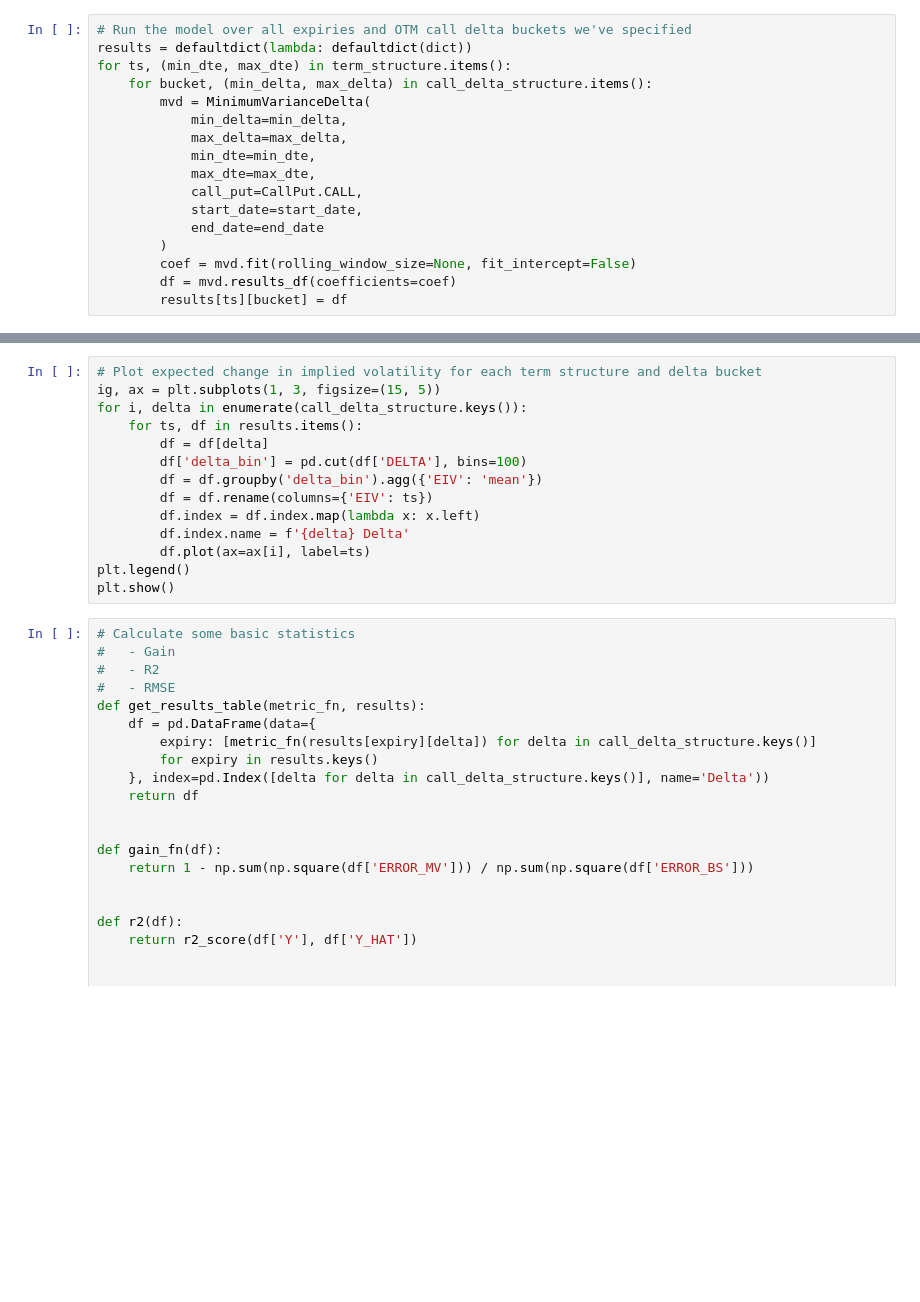
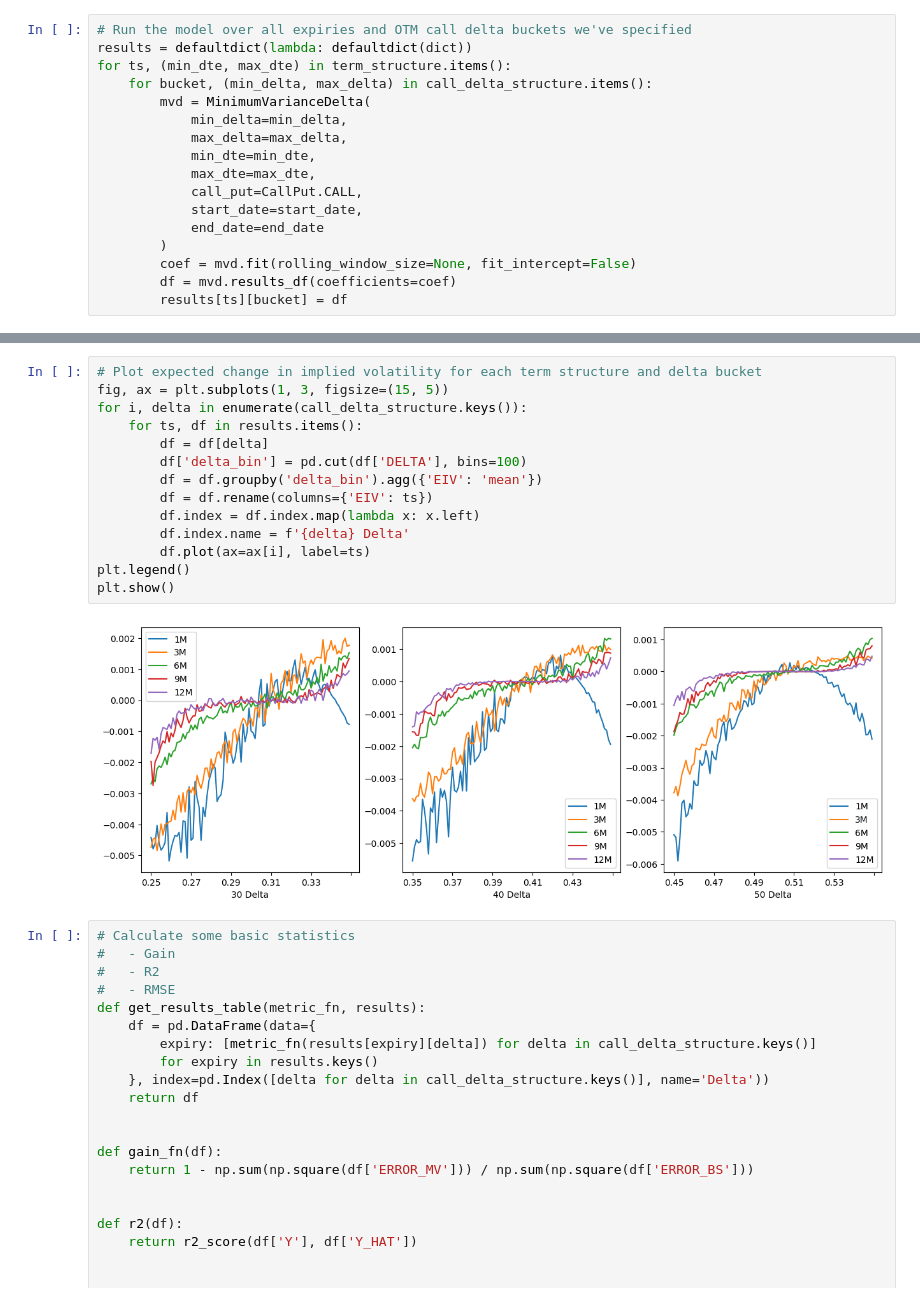
Before and after one commit to joekirk/cqf, a Jupyter notebook: notebooks/assignment/mvd.ipynb, the cells around one changed output, grey strips where cells are left out. Cells and saved outputs as stored; diff of their text form; blank space fills up the shorter version.

```diff
--- a/notebooks/assignment/mvd.ipynb
+++ b/notebooks/assignment/mvd.ipynb
@@ -90,17 +95,19 @@ plt.show()
 # %%
 # Plot expected change in implied volatility for each term structure and delta bucket
-ig, ax = plt.subplots(1, 3, figsize=(15, 5))
+fig, ax = plt.subplots(1, 3, figsize=(15, 5))
 for i, delta in enumerate(call_delta_structure.keys()):
     for ts, df in results.items():
         df = df[delta]
         df['delta_bin'] = pd.cut(df['DELTA'], bins=100)
         df = df.groupby('delta_bin').agg({'EIV': 'mean'})
         df = df.rename(columns={'EIV': ts})
         df.index = df.index.map(lambda x: x.left)
         df.index.name = f'{delta} Delta'
         df.plot(ax=ax[i], label=ts)
 plt.legend()
 plt.show()
+# %% [output]
+[figure, added]
 # %%
 # Calculate some basic statistics
 #   - Gain
```
Also changed, not shown: parts of 5 cells of this notebook, 5 other files.
